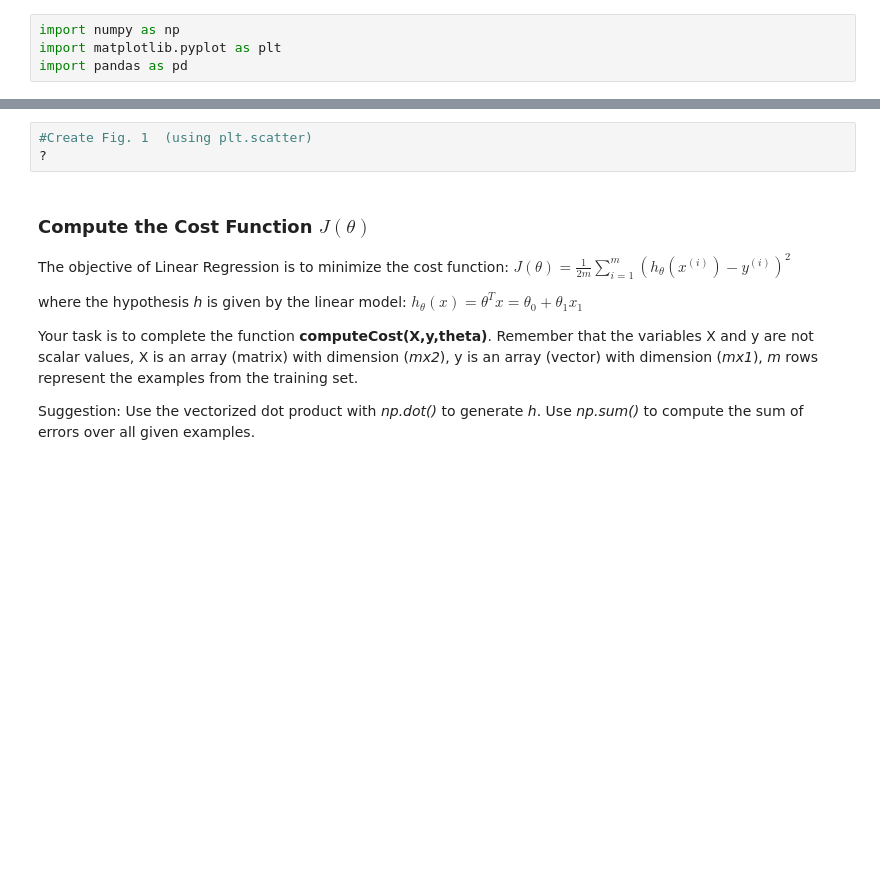
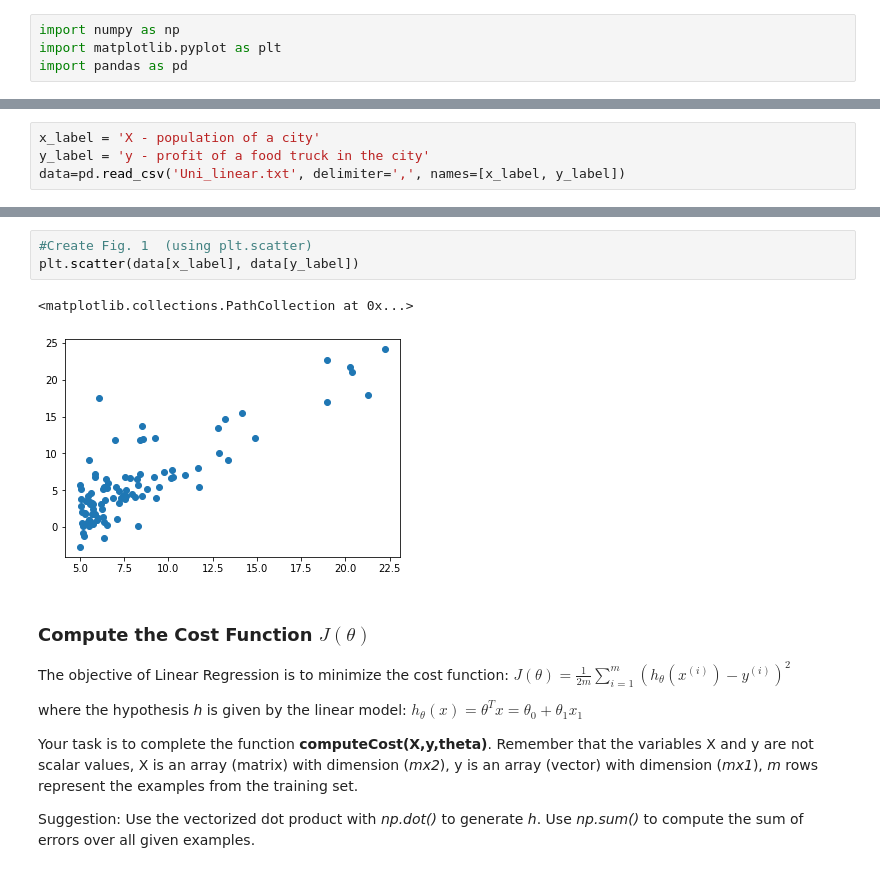
Before and after one commit to pedrovt/aa-labs, a Jupyter notebook: Lab2-LinearRegression/ML_LinReg.ipynb, the cells around one changed output, grey strips where cells are left out. Drawn from its saved outputs; the diff is of its cells as text; blank space fills up the shorter version.

```diff
--- a/Lab2-LinearRegression/ML_LinReg.ipynb
+++ b/Lab2-LinearRegression/ML_LinReg.ipynb
@@ -27,3 +25,7 @@ data=pd.read_csv(?, ?)
+# %%
+x_label = 'X - population of a city'
+y_label = 'y - profit of a food truck in the city'
+data=pd.read_csv('Uni_linear.txt', delimiter=',', names=[x_label, y_label])
 # %%
 #a few examples from the dataset
 data.head()
@@ -33,6 +52,9 @@ data.describe()
 # %%
 #Create Fig. 1  (using plt.scatter)
-?
+plt.scatter(data[x_label], data[y_label])
+# %% [output]
+<matplotlib.collections.PathCollection at 0x...>
+[figure, added]
 # %% [markdown]
 ### Compute the Cost Function $J(\theta)$
 
```
Also changed, not shown: parts of 16 cells of this notebook, 2 other files.
